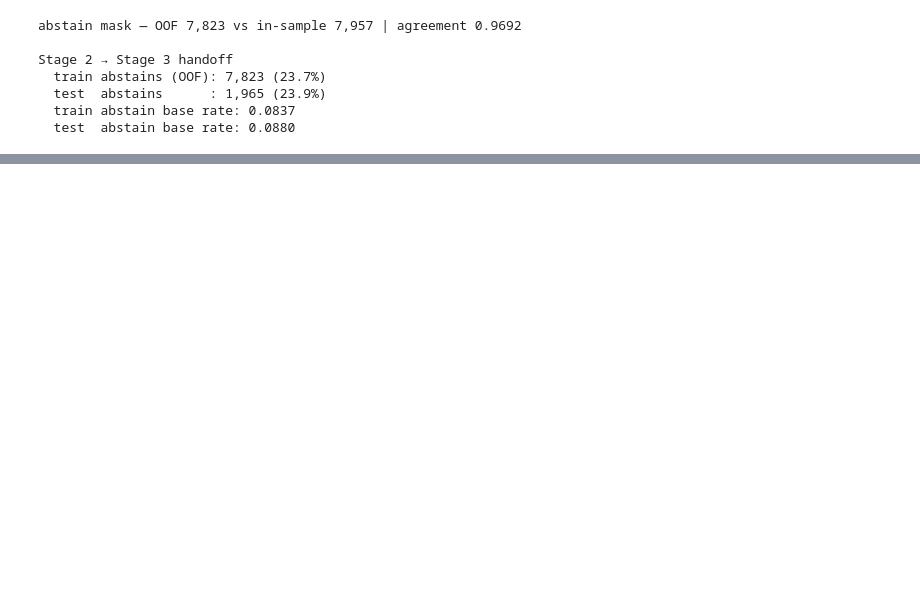
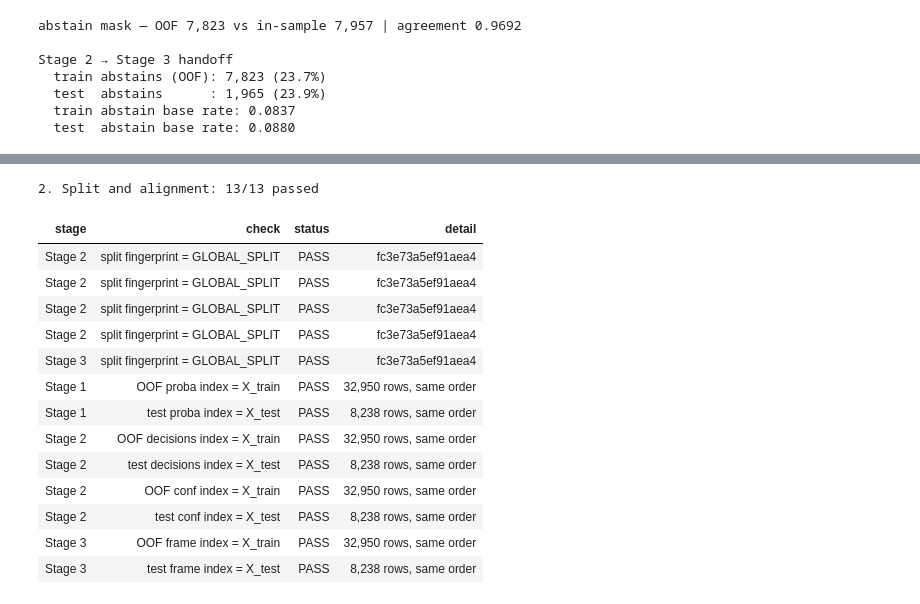
Before and after one commit to HKtrill/ai-business-coach, a Jupyter notebook: prototype/blackbox_pipeline/blackbox_cascade.ipynb, the cells around one changed output, grey strips where cells are left out. Cells and saved outputs as stored; diff of their text form; code cells hidden in the pictures; blank space fills up the shorter version.

```diff
--- a/prototype/blackbox_pipeline/blackbox_cascade.ipynb
+++ b/prototype/blackbox_pipeline/blackbox_cascade.ipynb
@@ -1194,0 +2034,50 @@ unpack_global_split    bound
+# %%
+# ============================================================
+# CELL 40: VALIDATION — ONE SPLIT, ALIGNED ROWS
+# ============================================================
+_SEC = "2. Split and alignment"
+
+for _stage, _fp in (("Stage 2", lambda: SPLIT_FP),
+                    ("Stage 2", lambda: STAGE2_OUTPUT["split_fingerprint"]),
+                    ("Stage 2", lambda: router.split_fingerprint_),
+                    ("Stage 2", lambda: ablation.split_fingerprint_),
+                    ("Stage 3", lambda: XGB_STAGE3.split_fingerprint)):
+    VALIDATION.check(_SEC, _stage, "split fingerprint = GLOBAL_SPLIT",
+                     lambda f=_fp: f() == _FP, f"{_FP}")
+
+_SIDES = {
+    "Stage 1": {"OOF proba": lambda: STAGE1_OUTPUT["proba_train_oof"],
+                "test proba": lambda: STAGE1_OUTPUT["proba_test"]},
+    "Stage 2": {"OOF decisions": lambda: STAGE2_OUTPUT["decisions_train_oof"],
+                "test decisions": lambda: STAGE2_OUTPUT["decisions_test"],
+                "OOF conf": lambda: STAGE2_OUTPUT["conf_train_oof"],
+                "test conf": lambda: STAGE2_OUTPUT["conf_test"]},
+    "Stage 3": {"OOF frame": lambda: STAGE3_XGB_TRAIN,
+                "test frame": lambda: STAGE3_XGB_TEST},
+}
+for _stage, _items in _SIDES.items():
+    for _name, _get in _items.items():
+        _idx = _TRAIN_IDX if _name.startswith("OOF") else _TEST_IDX
+        _which = "X_train" if _name.startswith("OOF") else "X_test"
+        VALIDATION.check(_SEC, _stage, f"{_name} index = {_which}",
+                         lambda g=_get, i=_idx: g().index.equals(i),
+                         f"{len(_idx):,} rows, same order")
+
+VALIDATION.show(_SEC)
+VALIDATION.raise_if_failed(_SEC)
+# %% [output]
+2. Split and alignment: 13/13 passed
+| stage | check | status | detail |
+| Stage 2 | split fingerprint = GLOBAL_SPLIT | PASS | fc3e73a5ef91aea4 |
+| Stage 2 | split fingerprint = GLOBAL_SPLIT | PASS | fc3e73a5ef91aea4 |
+| Stage 2 | split fingerprint = GLOBAL_SPLIT | PASS | fc3e73a5ef91aea4 |
+| Stage 2 | split fingerprint = GLOBAL_SPLIT | PASS | fc3e73a5ef91aea4 |
+| Stage 3 | split fingerprint = GLOBAL_SPLIT | PASS | fc3e73a5ef91aea4 |
+| Stage 1 | OOF proba index = X_train | PASS | 32,950 rows, same order |
+| Stage 1 | test proba index = X_test | PASS | 8,238 rows, same order |
+| Stage 2 | OOF decisions index = X_train | PASS | 32,950 rows, same order |
+| Stage 2 | test decisions index = X_test | PASS | 8,238 rows, same order |
+| Stage 2 | OOF conf index = X_train | PASS | 32,950 rows, same order |
+| Stage 2 | test conf index = X_test | PASS | 8,238 rows, same order |
+| Stage 3 | OOF frame index = X_train | PASS | 32,950 rows, same order |
+| Stage 3 | test frame index = X_test | PASS | 8,238 rows, same order |
```
Also changed, not shown: parts of 59 cells of this notebook, 59 other files.
